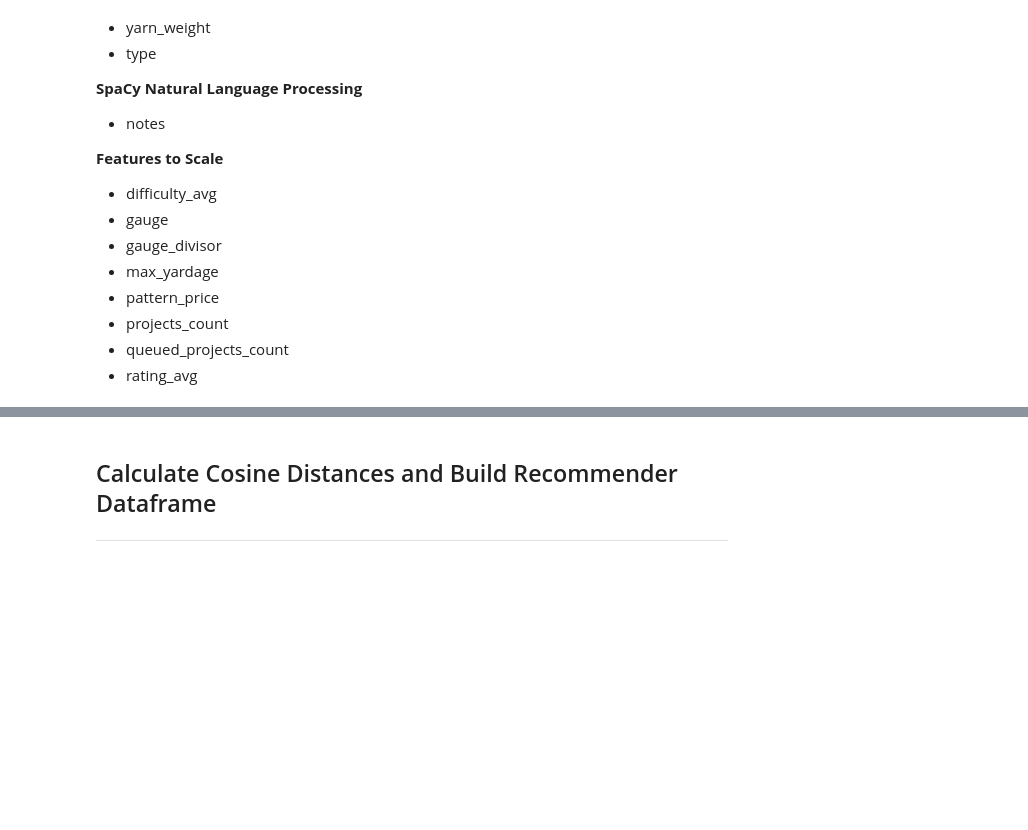
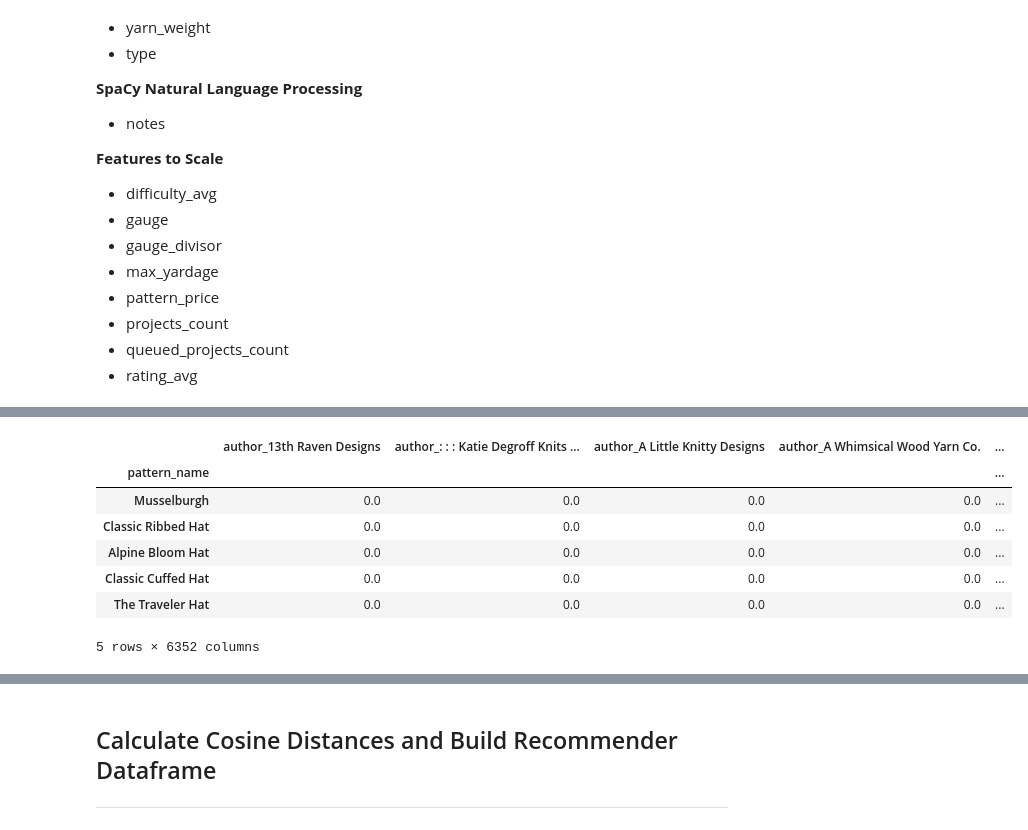
Before and after one commit to FragariaChemist/ravelry_project, a Jupyter notebook: code/03_rec_model_code.ipynb, the cells around one changed output, grey strips where cells are left out. Cells and saved outputs as stored; diff of their text form; code cells hidden in the pictures; blank space fills up the shorter version.

```diff
--- a/code/03_rec_model_code.ipynb
+++ b/code/03_rec_model_code.ipynb
@@ -175,3 +202,14 @@ rav_clean_enc = pd.DataFrame(rav_clean_enc,
                             )
 
 rav_clean_enc.set_index(['pattern_name'], inplace = True)
+# %%
+rav_clean_enc.head()
+# %% [output]
+|  | author_13th Raven Designs | author_: : : Katie Degroff Knits ... | author_A Little Knitty Designs | author_A Whimsical Wood Yarn Co. | ... |
+| pattern_name |  |  |  |  | ... |
+| Musselburgh | 0.0 | 0.0 | 0.0 | 0.0 | ... |
+| Classic Ribbed Hat | 0.0 | 0.0 | 0.0 | 0.0 | ... |
+| Alpine Bloom Hat | 0.0 | 0.0 | 0.0 | 0.0 | ... |
+| Classic Cuffed Hat | 0.0 | 0.0 | 0.0 | 0.0 | ... |
+| The Traveler Hat | 0.0 | 0.0 | 0.0 | 0.0 | ... |
+5 rows × 6352 columns
```
Also changed, not shown: parts of 27 cells of this notebook, 10 other files.
